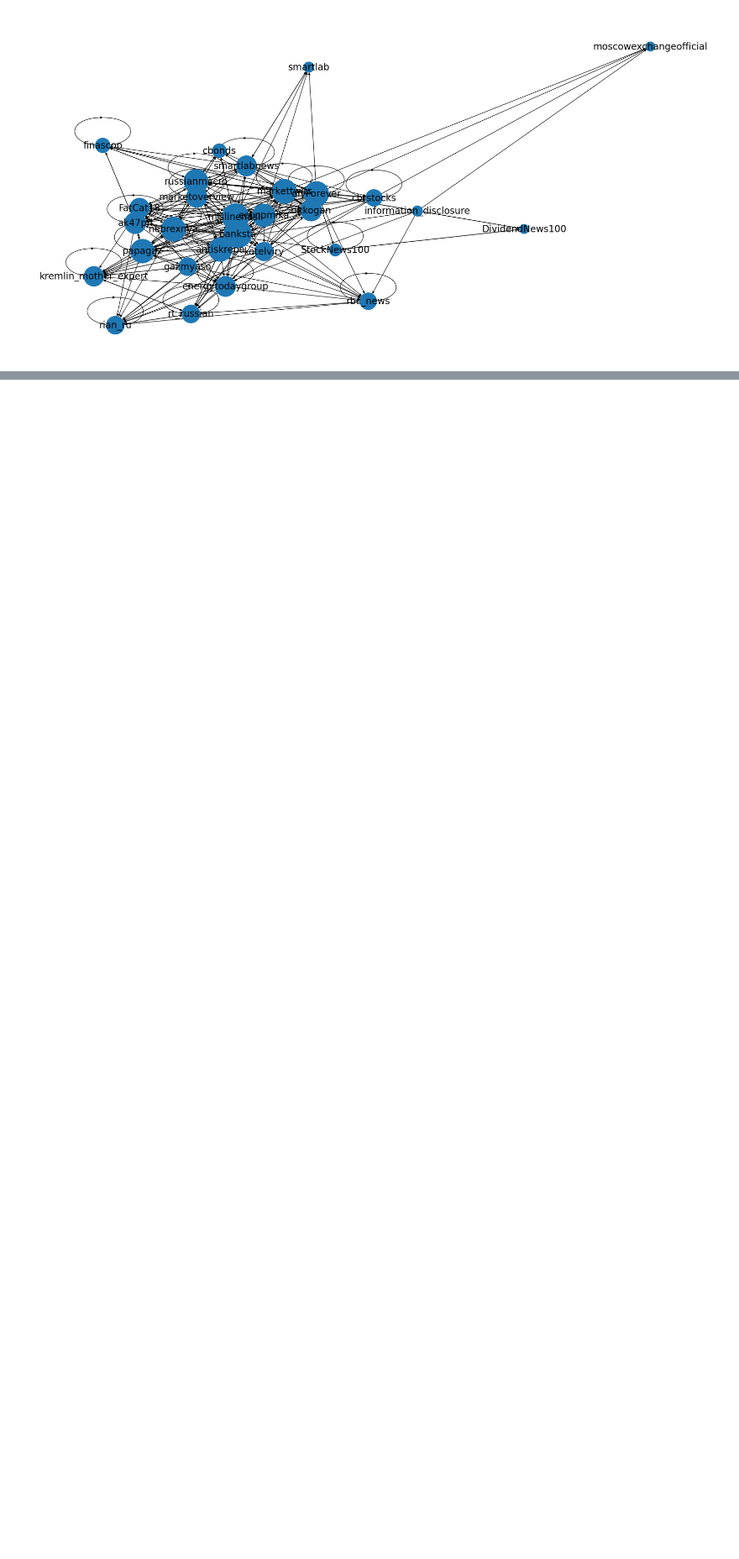
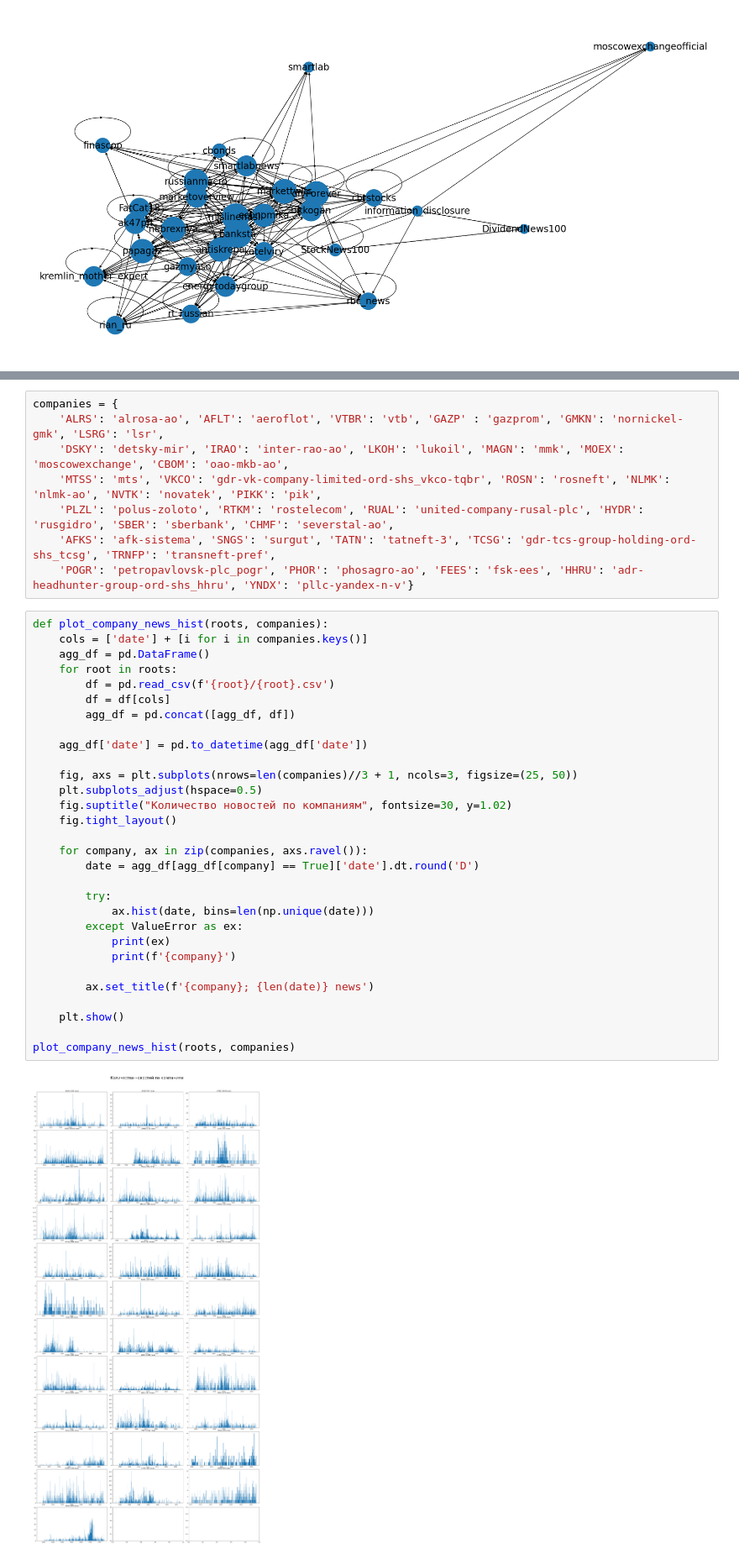
Before and after one commit to BorisenkoGeorgy/Disser_news_stocks, a Jupyter notebook: notebooks/EDA.ipynb, the cells around one changed output, grey strips where cells are left out. Shown at 84% size. Drawn from its saved outputs; the diff is of its cells as text; blank space fills up the shorter version.

```diff
--- a/notebooks/EDA.ipynb
+++ b/notebooks/EDA.ipynb
@@ -191,0 +194,40 @@ plt.show()
+# %%
+companies = {
+    'ALRS': 'alrosa-ao', 'AFLT': 'aeroflot', 'VTBR': 'vtb', 'GAZP' : 'gazprom', 'GMKN': 'nornickel-gmk', 'LSRG': 'lsr',
+    'DSKY': 'detsky-mir', 'IRAO': 'inter-rao-ao', 'LKOH': 'lukoil', 'MAGN': 'mmk', 'MOEX': 'moscowexchange', 'CBOM': 'oao-mkb-ao',
+    'MTSS': 'mts', 'VKCO': 'gdr-vk-company-limited-ord-shs_vkco-tqbr', 'ROSN': 'rosneft', 'NLMK': 'nlmk-ao', 'NVTK': 'novatek', 'PIKK': 'pik',
+    'PLZL': 'polus-zoloto', 'RTKM': 'rostelecom', 'RUAL': 'united-company-rusal-plc', 'HYDR': 'rusgidro', 'SBER': 'sberbank', 'CHMF': 'severstal-ao',
+    'AFKS': 'afk-sistema', 'SNGS': 'surgut', 'TATN': 'tatneft-3', 'TCSG': 'gdr-tcs-group-holding-ord-shs_tcsg', 'TRNFP': 'transneft-pref',
+    'POGR': 'petropavlovsk-plc_pogr', 'PHOR': 'phosagro-ao', 'FEES': 'fsk-ees', 'HHRU': 'adr-headhunter-group-ord-shs_hhru', 'YNDX': 'pllc-yandex-n-v'}
+# %%
+def plot_company_news_hist(roots, companies):
+    cols = ['date'] + [i for i in companies.keys()]
+    agg_df = pd.DataFrame()
+    for root in roots:
+        df = pd.read_csv(f'{root}/{root}.csv')
+        df = df[cols]
+        agg_df = pd.concat([agg_df, df])
+
+    agg_df['date'] = pd.to_datetime(agg_df['date'])
+
+    fig, axs = plt.subplots(nrows=len(companies)//3 + 1, ncols=3, figsize=(25, 50))
+    plt.subplots_adjust(hspace=0.5)
+    fig.suptitle("Количество новостей по компаниям", fontsize=30, y=1.02)
+    fig.tight_layout()
+
+    for company, ax in zip(companies, axs.ravel()):
+        date = agg_df[agg_df[company] == True]['date'].dt.round('D')
+
+        try:
+            ax.hist(date, bins=len(np.unique(date)))
+        except ValueError as ex:
+            print(ex)
+            print(f'{company}')
+
+        ax.set_title(f'{company}; {len(date)} news')
+
+    plt.show()
+
+plot_company_news_hist(roots, companies)
+# %% [output]
+[figure, added]
```
Also changed, not shown: parts of 7 cells of this notebook.
